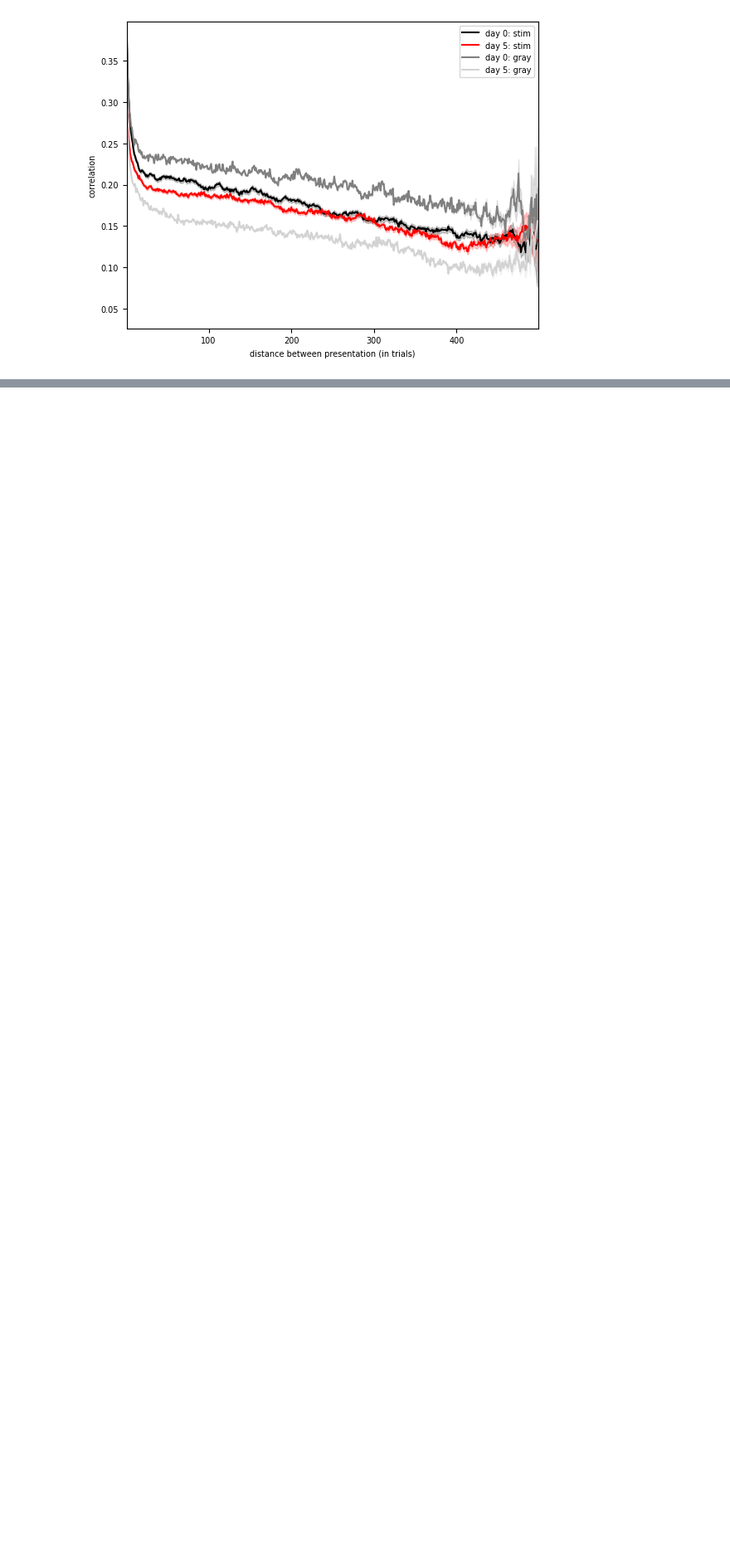
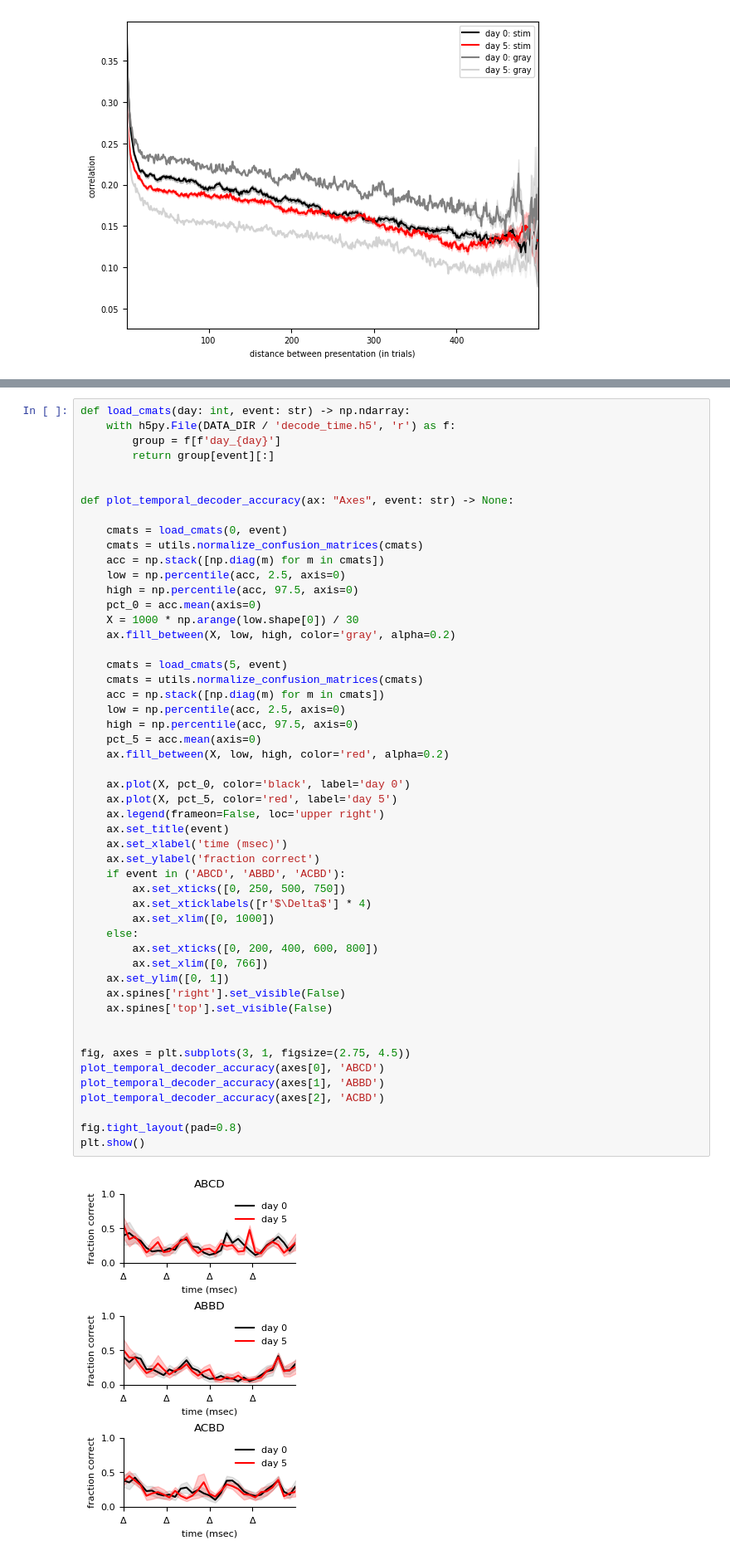
Before and after one commit to scottcanoe/SequenceLearning, a Jupyter notebook: notebook.ipynb, the cells around one changed output, grey strips where cells are left out. Shown at 83% size. Drawn from its saved outputs; the diff is of its cells as text; blank space fills up the shorter version.

```diff
--- a/notebook.ipynb
+++ b/notebook.ipynb
@@ -1044,0 +1039,53 @@ plt.show()
+# %%
+def load_cmats(day: int, event: str) -> np.ndarray:
+    with h5py.File(DATA_DIR / 'decode_time.h5', 'r') as f:
+        group = f[f'day_{day}']
+        return group[event][:]
+
+
+def plot_temporal_decoder_accuracy(ax: "Axes", event: str) -> None:
+
+    cmats = load_cmats(0, event)
+    cmats = utils.normalize_confusion_matrices(cmats)
+    acc = np.stack([np.diag(m) for m in cmats])
+    low = np.percentile(acc, 2.5, axis=0)
+    high = np.percentile(acc, 97.5, axis=0)
+    pct_0 = acc.mean(axis=0)
+    X = 1000 * np.arange(low.shape[0]) / 30
+    ax.fill_between(X, low, high, color='gray', alpha=0.2)
+
+    cmats = load_cmats(5, event)
+    cmats = utils.normalize_confusion_matrices(cmats)
+    acc = np.stack([np.diag(m) for m in cmats])
+    low = np.percentile(acc, 2.5, axis=0)
+    high = np.percentile(acc, 97.5, axis=0)
+    pct_5 = acc.mean(axis=0)
+    ax.fill_between(X, low, high, color='red', alpha=0.2)
+
+    ax.plot(X, pct_0, color='black', label='day 0')
+    ax.plot(X, pct_5, color='red', label='day 5')
+    ax.legend(frameon=False, loc='upper right')
+    ax.set_title(event)
+    ax.set_xlabel('time (msec)')
+    ax.set_ylabel('fraction correct')
+    if event in ('ABCD', 'ABBD', 'ACBD'):
+        ax.set_xticks([0, 250, 500, 750])
+        ax.set_xticklabels([r'$\Delta$'] * 4)
+        ax.set_xlim([0, 1000])
+    else:
+        ax.set_xticks([0, 200, 400, 600, 800])
+        ax.set_xlim([0, 766])
+    ax.set_ylim([0, 1])
+    ax.spines['right'].set_visible(False)
+    ax.spines['top'].set_visible(False)
+
+
+fig, axes = plt.subplots(3, 1, figsize=(2.75, 4.5))
+plot_temporal_decoder_accuracy(axes[0], 'ABCD')
+plot_temporal_decoder_accuracy(axes[1], 'ABBD')
+plot_temporal_decoder_accuracy(axes[2], 'ACBD')
+
+fig.tight_layout(pad=0.8)
+plt.show()
+# %% [output]
+[figure, added]
```
Also changed, not shown: parts of 12 cells of this notebook.
